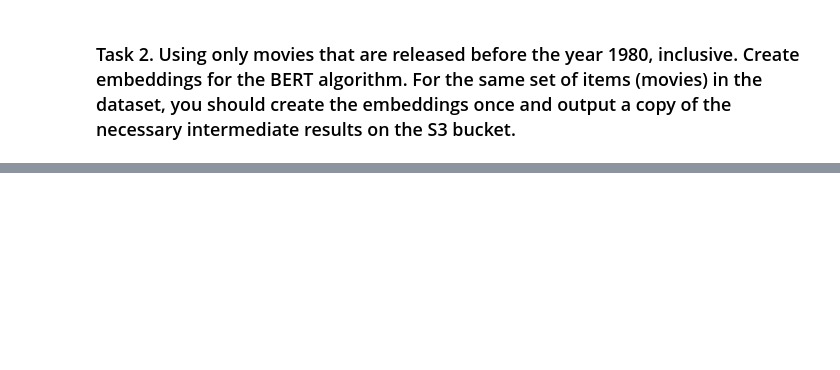
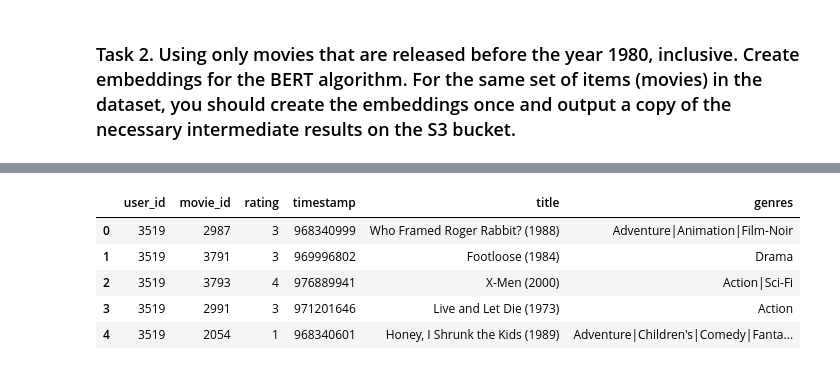
Before and after one commit to brookshu/data_eng300SP_hu, a Jupyter notebook: homework_2/hu_hw2.ipynb, the cells around one changed output, grey strips where cells are left out. Cells and saved outputs as stored; diff of their text form; code cells hidden in the pictures; blank space fills up the shorter version.

```diff
--- a/homework_2/hu_hw2.ipynb
+++ b/homework_2/hu_hw2.ipynb
@@ -121,0 +306,17 @@ def embed_to_vec():
+# %%
+# top user
+user_counts = ratings.groupby("user_id").size().reset_index(name="num_interactions")
+threshold = user_counts["num_interactions"].quantile(0.95)
+
+top_users = user_counts[user_counts["num_interactions"] >= threshold]
+top_user_id = top_users.sample(1, random_state=42)["user_id"].iloc[0]
+
+top_pre_recs = recommend(
+    user_id=top_user_id,
+    ratings_df=ratings,
+    items_df=items,
+    item_id_list=item_id_list,
+    index=index,
+    k=5,
+    N=3
+)
@@ -121,0 +425,17 @@ def embed_to_vec():
+# %%
+top_user_events = ratings[ratings["user_id"] == top_user_id]
+
+top_user_history = top_user_events.merge(
+    movies[["movie_id", "title", "genres"]],
+    on="movie_id",
+    how="left"
+)
+
+top_user_history.head()
+# %% [output]
+|  | user_id | movie_id | rating | timestamp | title | genres |
+| 0 | 3519 | 2987 | 3 | 968340999 | Who Framed Roger Rabbit? (1988) | Adventure|Animation|Film-Noir |
+| 1 | 3519 | 3791 | 3 | 969996802 | Footloose (1984) | Drama |
+| 2 | 3519 | 3793 | 4 | 976889941 | X-Men (2000) | Action|Sci-Fi |
+| 3 | 3519 | 2991 | 3 | 971201646 | Live and Let Die (1973) | Action |
+| 4 | 3519 | 2054 | 1 | 968340601 | Honey, I Shrunk the Kids (1989) | Adventure|Children's|Comedy|Fanta... |
```
Also changed, not shown: parts of 33 cells of this notebook, 4 other files.
